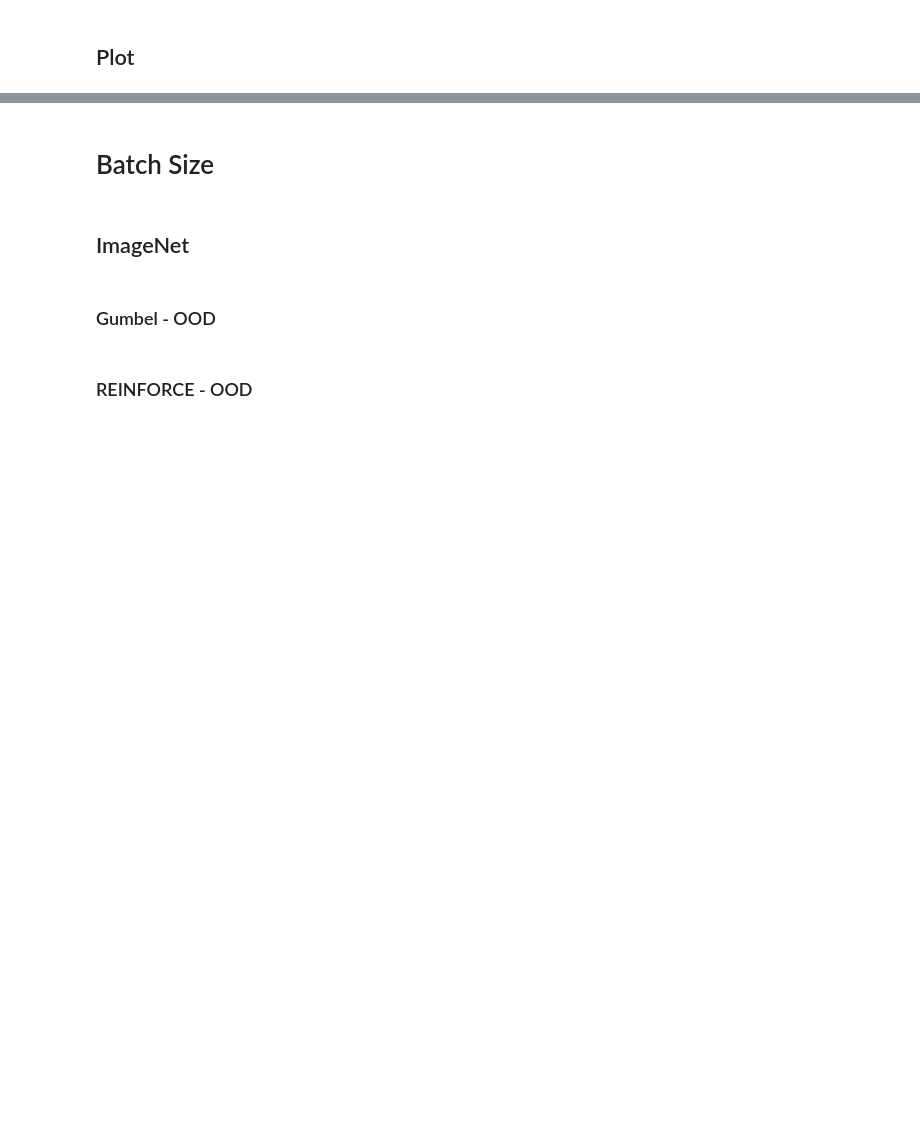
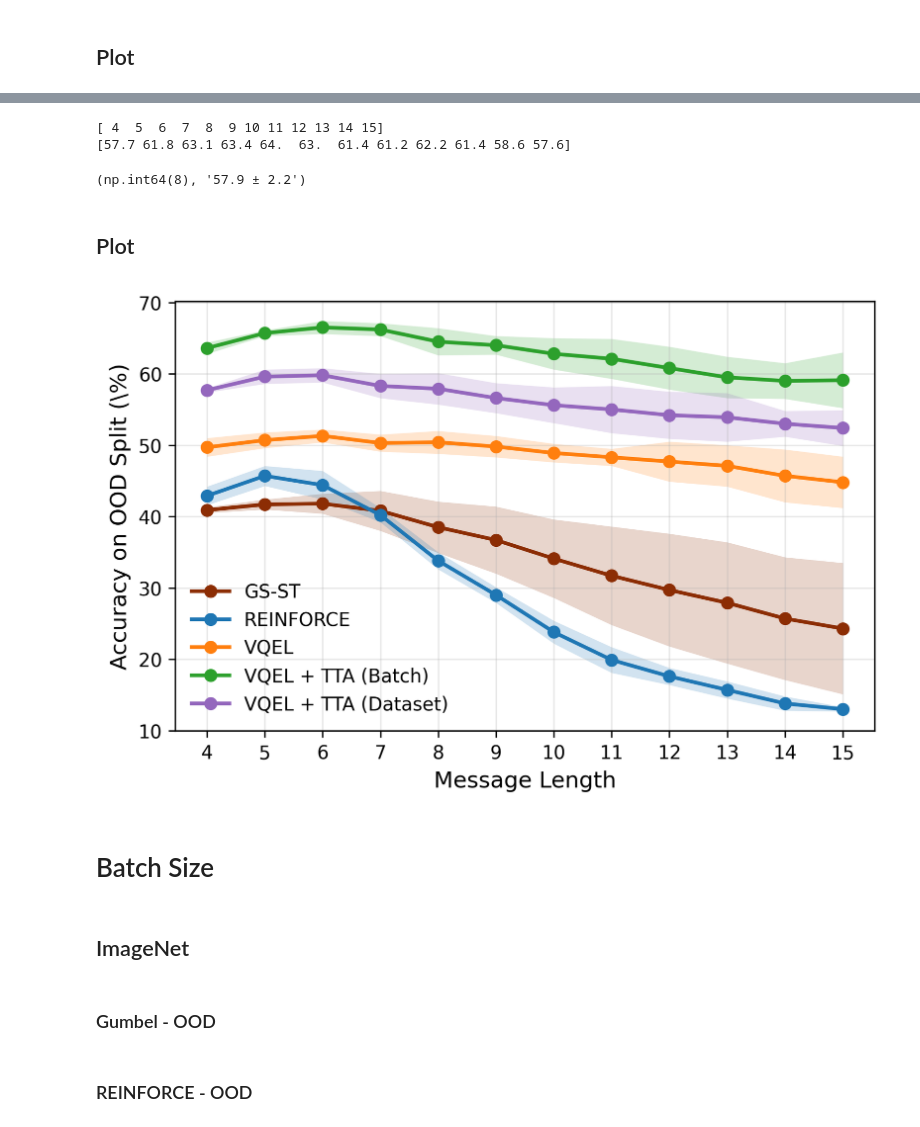
Before and after one commit to MehdiJmlkh/Test-Time-Emergent-Language, a Jupyter notebook: VQTT/results.ipynb, the cells around one changed output, grey strips where cells are left out. Saved outputs shown, nothing was run; the diff lists cells and outputs as text; code cells hidden in the pictures; blank space fills up the shorter version.

```diff
--- a/VQTT/results.ipynb
+++ b/VQTT/results.ipynb
@@ -1083,0 +1528,12 @@ dataset_adapt = mean_and_std(final)
+# %%
+res = filter_df({
+    "dataset": "coco",
+    "dataset_tt": "coco_complex",
+    "baseline": False,
+    "test_time_mode": ["batch_adaptation"],
+    "message_length": "[2, 3, 4]",
+}, sort_by=["message_length_tt", "seed", "learning_rate_tt", "num_iterations"])
+# res[adapt_cols]
+# %%
+final = extract_maxes_elbow(res)
+# final[adapt_cols]
@@ -1083,0 +1565,12 @@ dataset_adapt = mean_and_std(final)
+# %%
+res = filter_df({
+    "dataset": "coco",
+    "dataset_tt": "coco_complex",
+    "baseline": False,
+    "test_time_mode": ["dataset_adaptation"],
+    "message_length": "[2, 3, 4]",
+}, sort_by=["message_length_tt", "seed", "learning_rate_tt", "num_iterations"])
+# res[adapt_cols]
+# %%
+final = extract_maxes_elbow(res)
+# final[adapt_cols]
@@ -1084,3 +1594,15 @@ dataset_adapt = mean_and_std(final)
+# %%
+find_best_length_elbow(dataset_adapt)
+# %% [output]
+[ 4  5  6  7  8  9 10 11 12 13 14 15]
+[57.7 61.8 63.1 63.4 64.  63.  61.4 61.2 62.2 61.4 58.6 57.6]
+(np.int64(8), '57.9 ± 2.2')
+# %% [markdown]
+## Plot
+# %%
+plot([gumbel, REINFORCE, VQ_NoTT, batch_adapt, dataset_adapt], name="coco")
+# %% [output]
+[figure, added]
 # %% [markdown]
 # Batch Size
 # %%
```
Also changed, not shown: parts of 128 cells of this notebook.
